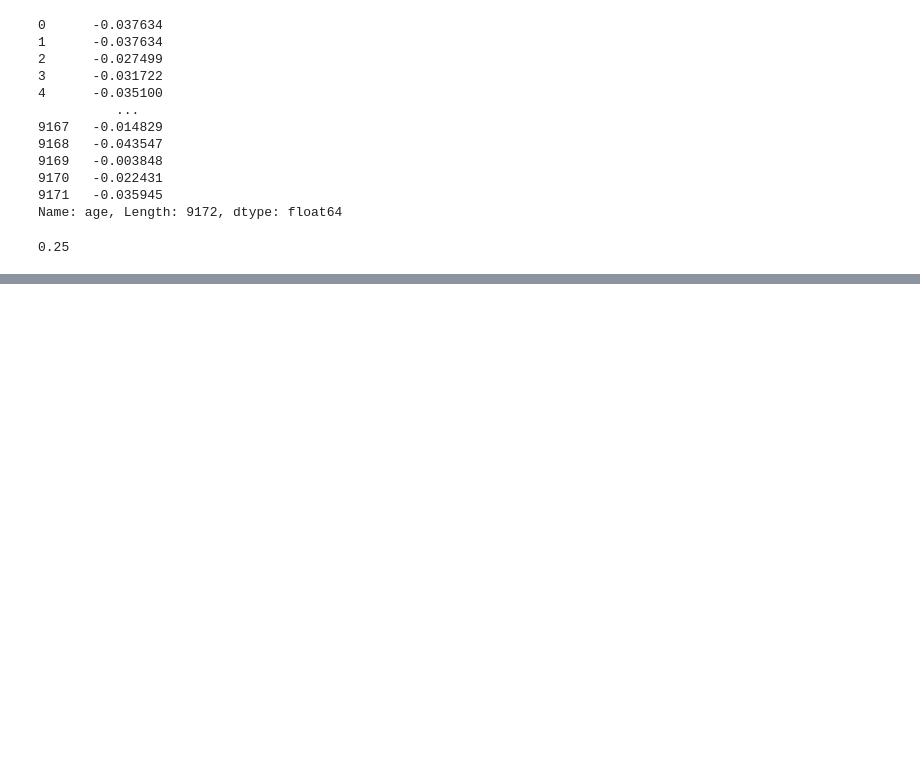
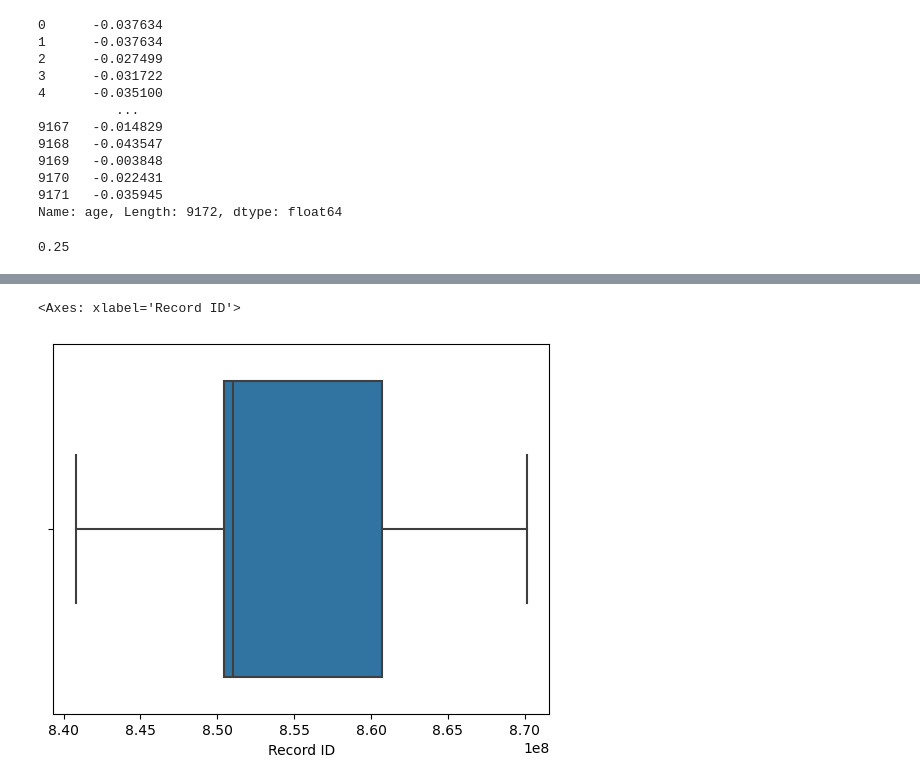
Before and after one commit to abhinavsaluja2004/MachineLearning_19cse305, a Jupyter notebook: cse22002_lab2.ipynb, the cells around one changed output, grey strips where cells are left out. Cells and saved outputs as stored; diff of their text form; code cells hidden in the pictures; blank space fills up the shorter version.

```diff
--- a/cse22002_lab2.ipynb
+++ b/cse22002_lab2.ipynb
@@ -365,0 +610,5 @@ ValueError: Found array with 0 feature(s) (shape=(1, 0)) while a minimum of 1 is
+# %%
+sns.boxplot(x=medData['Record ID'])
+# %% [output]
+<Axes: xlabel='Record ID'>
+[figure, added]
```
Also changed, not shown: parts of 64 cells of this notebook.
